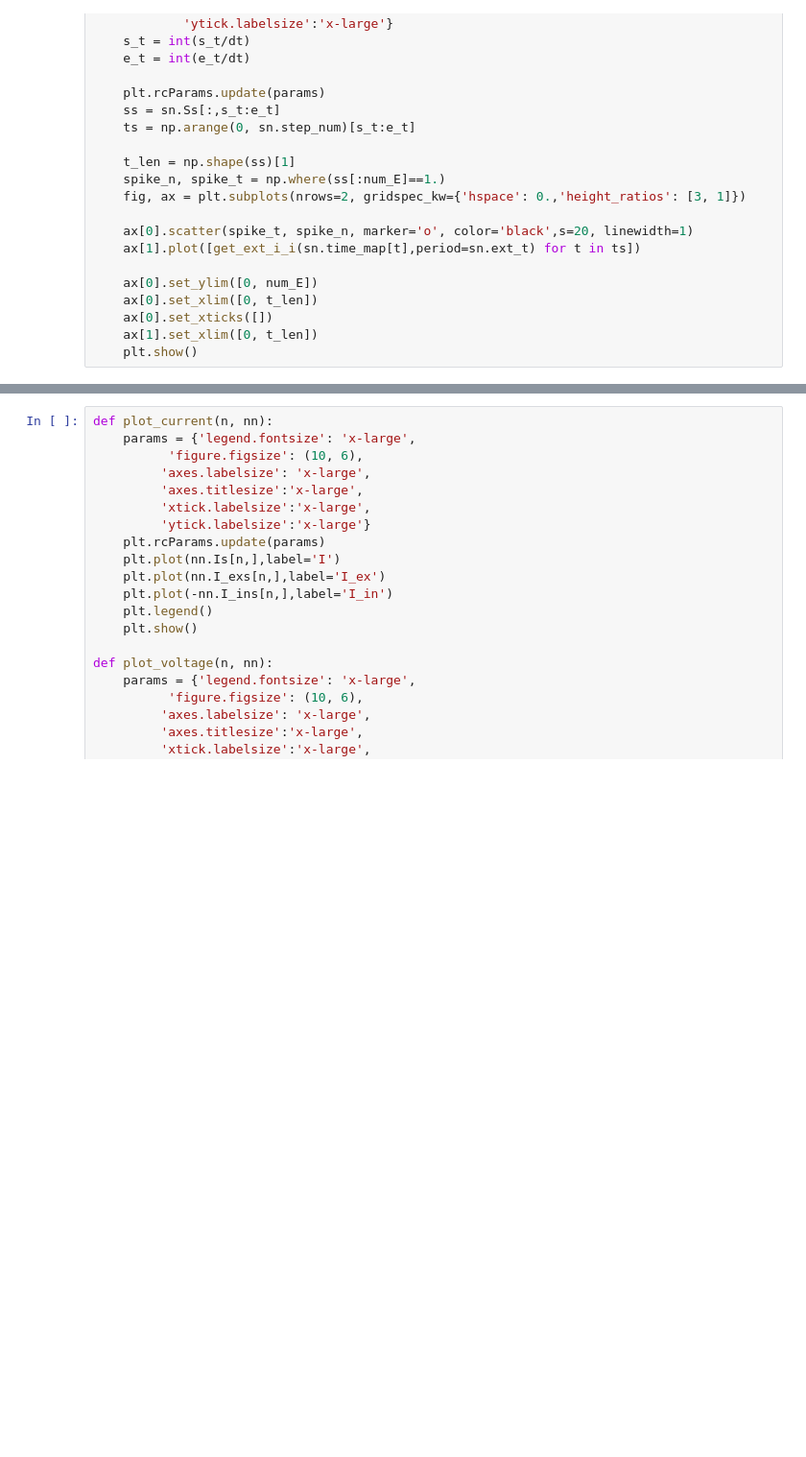
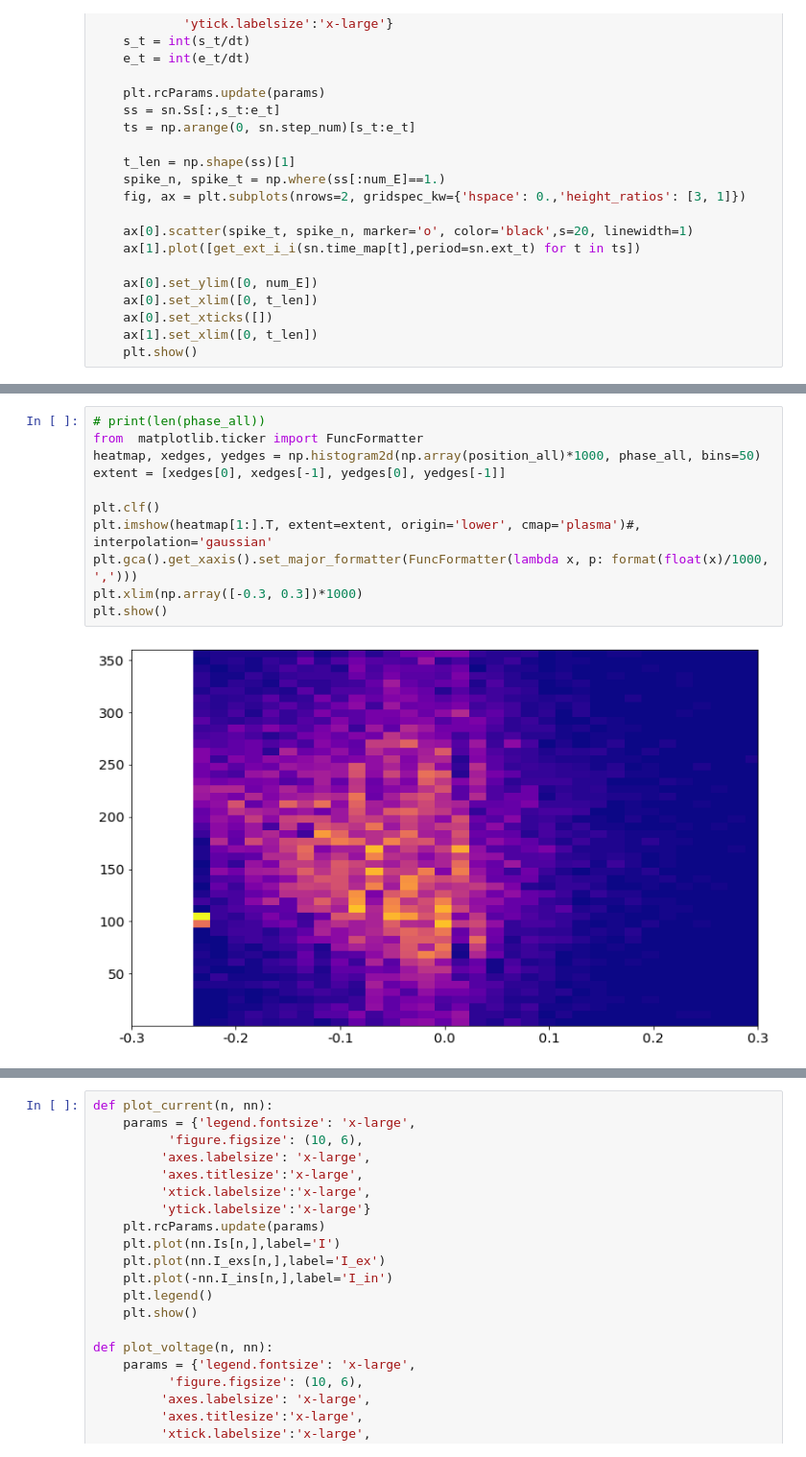
Before and after one commit to Jakexxh/ThetaModulationSNN, a Jupyter notebook: Population_Dynamics_and_Theta_Rhythm_Phase_Precession_of_Hippocampal_Place_Cell_Firing.ipynb, the cells around one changed output, grey strips where cells are left out. Shown at 96% size. Saved outputs shown, nothing was run; the diff lists cells and outputs as text; blank space fills up the shorter version.

```diff
--- a/Population_Dynamics_and_Theta_Rhythm_Phase_Precession_of_Hippocampal_Place_Cell_Firing.ipynb
+++ b/Population_Dynamics_and_Theta_Rhythm_Phase_Precession_of_Hippocampal_Place_Cell_Firing.ipynb
@@ -248,0 +426,13 @@ record itr 25
+# %%
+# print(len(phase_all))
+from  matplotlib.ticker import FuncFormatter
+heatmap, xedges, yedges = np.histogram2d(np.array(position_all)*1000, phase_all, bins=50)
+extent = [xedges[0], xedges[-1], yedges[0], yedges[-1]]
+
+plt.clf()
+plt.imshow(heatmap[1:].T, extent=extent, origin='lower', cmap='plasma')#, interpolation='gaussian'
+plt.gca().get_xaxis().set_major_formatter(FuncFormatter(lambda x, p: format(float(x)/1000, ',')))
+plt.xlim(np.array([-0.3, 0.3])*1000)
+plt.show()
+# %% [output]
+[figure, added]
```
Also changed, not shown: parts of 24 cells of this notebook, 1 other file.
